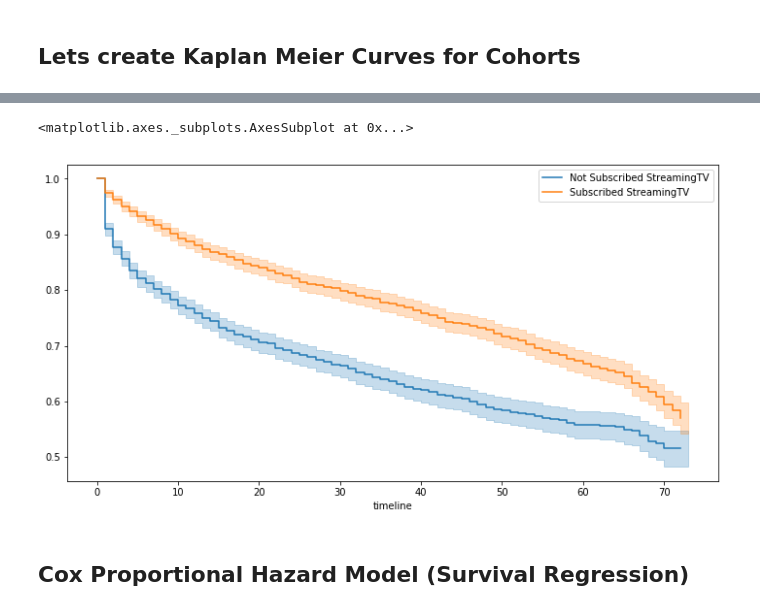
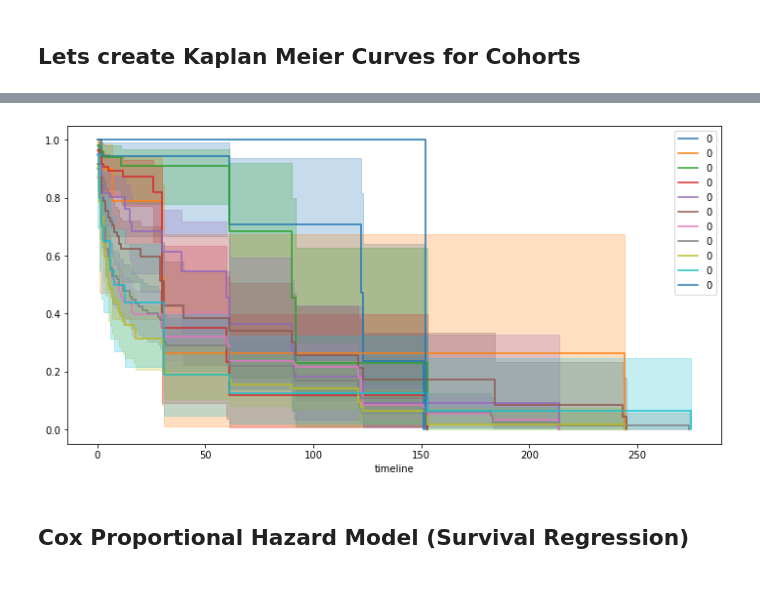
Before and after one commit to programmer-ethan/Capstone_Covid19, a Jupyter notebook: src_v4.ipynb, the cells around one changed output, grey strips where cells are left out. Cells and saved outputs as stored; diff of their text form; code cells hidden in the pictures; blank space fills up the shorter version.

```diff
--- a/src_v4.ipynb
+++ b/src_v4.ipynb
@@ -134,0 +200,2 @@ Name: PaymentMethod, dtype: int64
+# %%
+filtered = filtered.dropna()
@@ -185,22 +298,50 @@ kmf.plot(ax=ax1)                                 ## Plot the KM curve for three
-# %%
-kmf1 = KaplanMeierFitter() ## instantiate the class to create an object
-
-## Two Cohorts are compared. 1. Streaming TV Not Subsribed by Users, 2. Streaming TV subscribed by the users.
-groups = df['StreamingTV']
-i1 = (groups == 'No')      ## group i1 , having the pandas series for the 1st cohort
-i2 = (groups == 'Yes')     ## group i2 , having the pandas series for the 2nd cohort
-
-
-## fit the model for 1st cohort
-kmf1.fit(T[i1], E[i1], label='Not Subscribed StreamingTV')
-a1 = kmf1.plot()
-
-## fit the model for 2nd cohort
-kmf1.fit(T[i2], E[i2], label='Subscribed StreamingTV')
-kmf1.plot(ax=a1)
-# %% [output]
-<matplotlib.axes._subplots.AxesSubplot at 0x...>
-[figure, removed]
+# %%
+kmf = KaplanMeierFitter()
+
+
+T = filtered['days']     ## time to event
+E = filtered['outcome']      ## event occurred or censored
+
+
+groups = filtered['age_group']            ## Create the cohorts from the 'Contract' column
+ix0 = (groups == 0)
+ix1 = (groups == 1)   ## Cohort 1
+ix2 = (groups == 2)         ## Cohort 2
+ix3 = (groups == 3)         ## Cohort 3
+ix4 = (groups == 4)
+ix5 = (groups == 5)
+ix6 = (groups == 6)
+ix7 = (groups == 7)
+ix8 = (groups == 8)
+ix9 = (groups == 9)
+ix10 = (groups == 10)
+
+
+
+kmf.fit(T[ix0], E[ix0], label=0)    ## fit the cohort 1 data
+ax = kmf.plot()
+kmf.fit(T[ix1], E[ix1], label=0)    ## fit the cohort 1 data
+ax1 = kmf.plot(ax=ax)
+kmf.fit(T[ix2], E[ix2], label=0)    ## fit the cohort 1 data
+ax2 = kmf.plot(ax=ax1)
+kmf.fit(T[ix3], E[ix3], label=0)    ## fit the cohort 1 data
+ax3 = kmf.plot(ax=ax2)
+kmf.fit(T[ix4], E[ix4], label=0)    ## fit the cohort 1 data
+ax4 = kmf.plot(ax=ax3)
+kmf.fit(T[ix5], E[ix5], label=0)    ## fit the cohort 1 data
+ax5 = kmf.plot(ax=ax4)
+kmf.fit(T[ix6], E[ix6], label=0)    ## fit the cohort 1 data
+ax6 = kmf.plot(ax=ax5)
+kmf.fit(T[ix7], E[ix7], label=0)    ## fit the cohort 1 data
+ax7 = kmf.plot(ax=ax6)
+kmf.fit(T[ix8], E[ix8], label=0)    ## fit the cohort 1 data
+ax8 = kmf.plot(ax=ax7)
+kmf.fit(T[ix9], E[ix9], label=0)    ## fit the cohort 1 data
+ax9 = kmf.plot(ax=ax8)
+kmf.fit(T[ix10], E[ix10], label=0)    ## fit the cohort 1 data
+ax10 = kmf.plot(ax=ax9)
+# %% [output]
+[figure, added]
 # %% [markdown]
 ## Cox Proportional Hazard Model (Survival Regression)
 # %%
```
Also changed, not shown: parts of 30 cells of this notebook, 1 other file.
